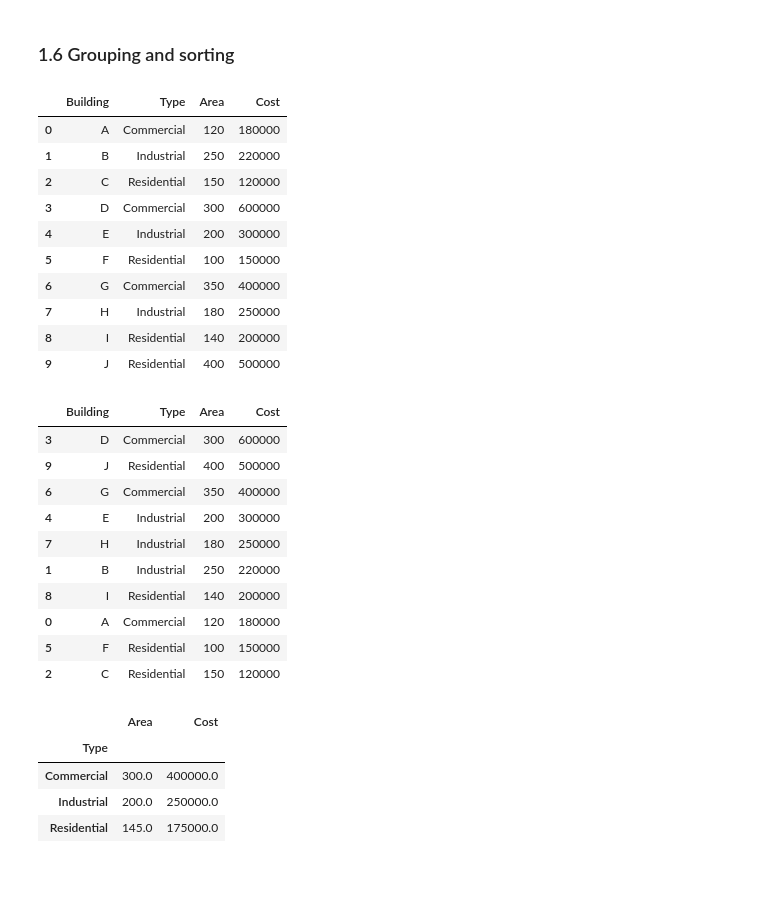
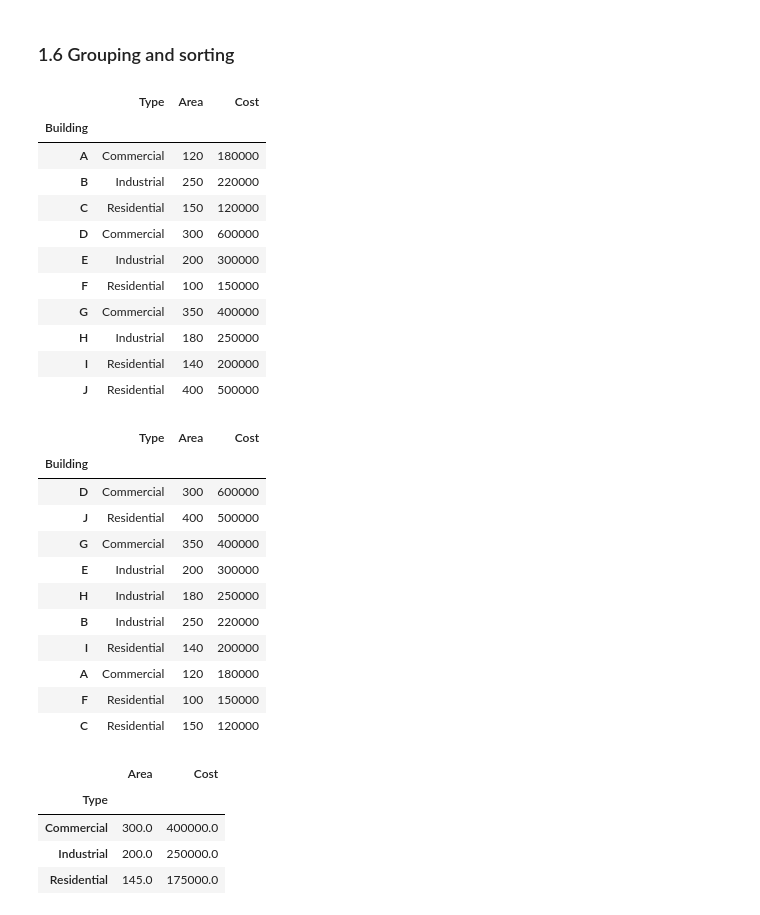
Before and after one commit to ddempsey/ucnz, a Jupyter notebook: ENCN404.ipynb, the cells around one changed output. Cells and saved outputs as stored; diff of their text form; code cells hidden in the pictures; blank space fills up the shorter version.

```diff
--- a/ENCN404.ipynb
+++ b/ENCN404.ipynb
@@ -203,19 +203,21 @@ df.head()
 # %%
 # let's look now at some categorical data in buildings.csv
 df=pd.read_csv('buildings.csv')
+df.set_index('Building', inplace=True)
 df
 # %% [output]
-|  | Building | Type | Area | Cost |
-| 0 | A | Commercial | 120 | 180000 |
-| 1 | B | Industrial | 250 | 220000 |
-| 2 | C | Residential | 150 | 120000 |
-| 3 | D | Commercial | 300 | 600000 |
-| 4 | E | Industrial | 200 | 300000 |
-| 5 | F | Residential | 100 | 150000 |
-| 6 | G | Commercial | 350 | 400000 |
-| 7 | H | Industrial | 180 | 250000 |
-| 8 | I | Residential | 140 | 200000 |
-| 9 | J | Residential | 400 | 500000 |
+|  | Type | Area | Cost |
+| Building |  |  |  |
+| A | Commercial | 120 | 180000 |
+| B | Industrial | 250 | 220000 |
+| C | Residential | 150 | 120000 |
+| D | Commercial | 300 | 600000 |
+| E | Industrial | 200 | 300000 |
+| F | Residential | 100 | 150000 |
+| G | Commercial | 350 | 400000 |
+| H | Industrial | 180 | 250000 |
+| I | Residential | 140 | 200000 |
+| J | Residential | 400 | 500000 |
 # %%
 # we can sort on a particular column
 df.sort_values('Cost', ascending=False)
@@ -223,17 +225,18 @@ df.sort_values('Cost', ascending=False)
 # (Note: sort_values() OUTPUTS a new sorted dataframe. It does not sort the original
 #  dataframe unless you set inplace=True)
 # %% [output]
-|  | Building | Type | Area | Cost |
-| 3 | D | Commercial | 300 | 600000 |
-| 9 | J | Residential | 400 | 500000 |
-| 6 | G | Commercial | 350 | 400000 |
-| 4 | E | Industrial | 200 | 300000 |
-| 7 | H | Industrial | 180 | 250000 |
-| 1 | B | Industrial | 250 | 220000 |
-| 8 | I | Residential | 140 | 200000 |
-| 0 | A | Commercial | 120 | 180000 |
-| 5 | F | Residential | 100 | 150000 |
-| 2 | C | Residential | 150 | 120000 |
+|  | Type | Area | Cost |
+| Building |  |  |  |
+| D | Commercial | 300 | 600000 |
+| J | Residential | 400 | 500000 |
+| G | Commercial | 350 | 400000 |
+| E | Industrial | 200 | 300000 |
+| H | Industrial | 180 | 250000 |
+| B | Industrial | 250 | 220000 |
+| I | Residential | 140 | 200000 |
+| A | Commercial | 120 | 180000 |
+| F | Residential | 100 | 150000 |
+| C | Residential | 150 | 120000 |
 # %%
 # we can group according to a category and calculate summaries of those groups
 df.groupby('Type').median()
```
Also changed, not shown: parts of 36 cells of this notebook.
